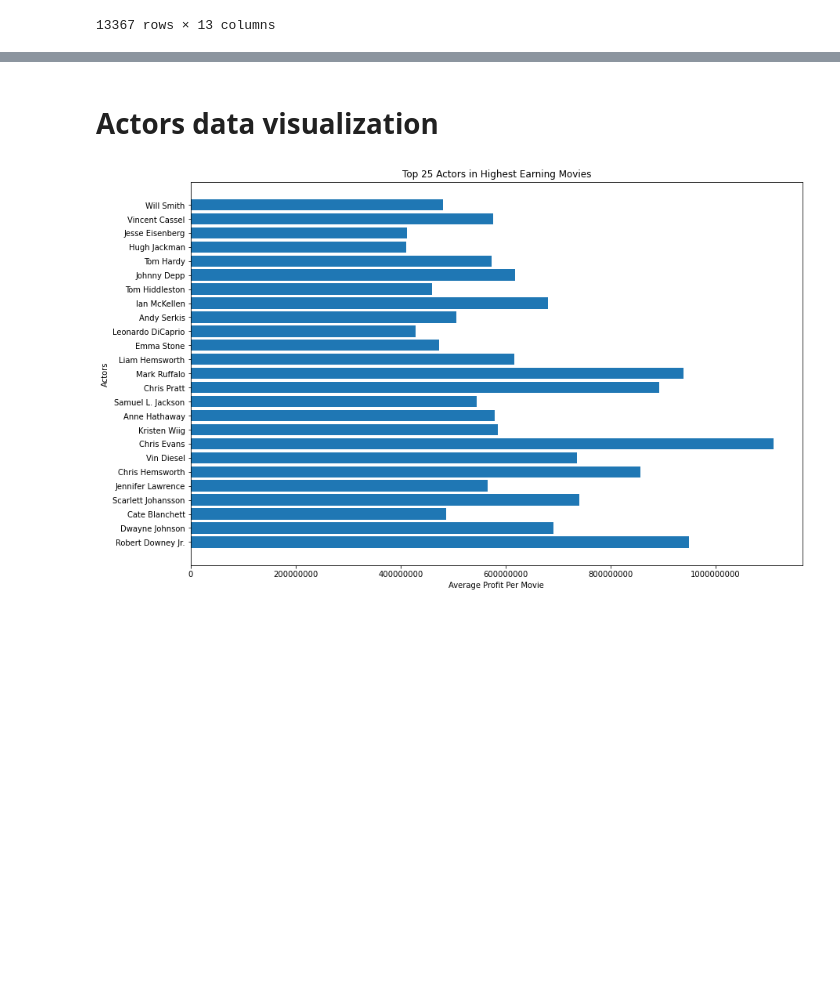
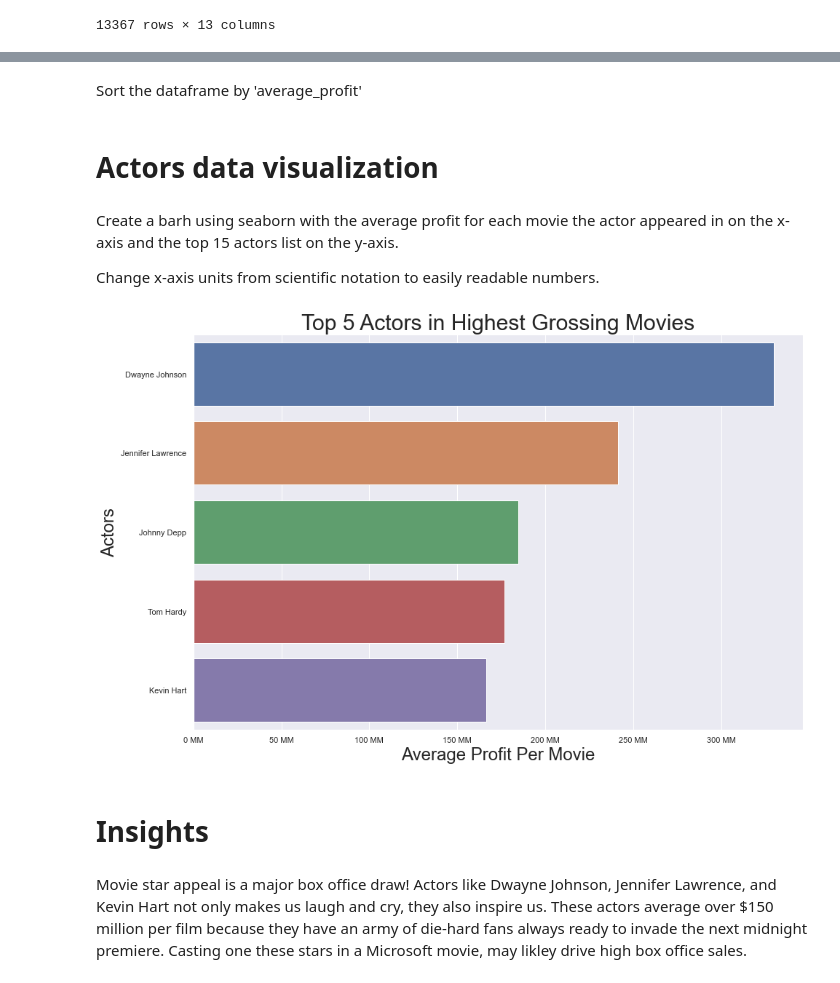
Before and after one commit to JordanMang/phase_1_id10t_team, a Jupyter notebook: working_jupyter_notebooks/am.ipynb, the cells around one changed output, grey strips where cells are left out. Saved outputs shown, nothing was run; the diff lists cells and outputs as text; code cells hidden in the pictures; blank space fills up the shorter version.

```diff
--- a/working_jupyter_notebooks/am.ipynb
+++ b/working_jupyter_notebooks/am.ipynb
@@ -337,0 +373,4 @@ top_25_actors
+# %%
+top_15_actors = list(top_15_actors.index)
+
+top_15_actors
@@ -348,18 +411,53 @@ rev_actor[0]
+# %%
+acting_df = pd.DataFrame(list(zip(top_15_actors, avg_actor)),
+               columns =['actor_name', 'average_profit'])
+# %% [markdown]
+Sort the dataframe by 'average_profit'
+# %%
+acting_df.sort_values(by='average_profit', inplace=True, ascending=False)
 # %% [markdown]
 # Actors data visualization
 # %%
-fig, ax = plt.subplots(figsize=(14,9))
+#fig, ax = plt.subplots(figsize=(14,9))
 
 
-x = rev_actor
-y = top_25_actors
+#x = rev_actor
+#y = top_25_actors
 
-ax.set_title("Top 25 Actors in Highest Earning Movies")
-ax.set_ylabel("Actors")
-ax.set_xlabel("Average Profit Per Movie")
+#ax.set_title("Top 25 Actors in Highest Earning Movies")
+#ax.set_ylabel("Actors")
+#ax.set_xlabel("Average Profit Per Movie")
 
-ax.ticklabel_format(axis='x', style='plain')
+#ax.ticklabel_format(axis='x', style='plain')
 
-ax.barh(width=x, y=y);
+#xlabels = ['{:,.0f}'.format(x) + ' MM' for x in ax.get_xticks()/1000000]
+#ax.set_xticklabels(xlabels)
+
+#ax.barh(width=x, y=y);
-# %% [output]
-[figure, removed]
+# %% [markdown]
+Create a barh using seaborn with the average profit for each movie the actor appeared in on the x-axis and the top 15 actors list on the y-axis.
+
+Change x-axis units from scientific notation to easily readable numbers.
+# %%
+sns.set(style="whitegrid")
+
+sns.color_palette("rocket")
+
+sns.set(rc = {'figure.figsize':(15,10)})
+
+g = sns.barplot(x='average_profit', y='actor_name', data=acting_df.head(5))
+
+plt.title('Top 5 Actors in Highest Grossing Movies', fontsize=30)
+plt.xlabel('Average Profit Per Movie', fontsize=24)
+plt.ylabel('Actors', fontsize=24)
+
+plt.ticklabel_format(axis='x', style='plain')
+
+xlabels = ['{:,.0f}'.format(x) + ' MM' for x in g.get_xticks()/1000000]
+g.set_xticklabels(xlabels);
+# %% [output]
+[figure, added]
+# %% [markdown]
+# Insights
+# %% [markdown]
+Movie star appeal is a major box office draw! Actors like Dwayne Johnson, Jennifer Lawrence, and Kevin Hart not only makes us laugh and cry, they also inspire us. These actors average over $150 million per film because they have an army of die-hard fans always ready to invade the next midnight premiere. Casting one these stars in a Microsoft movie, may likley drive high box office sales.
```
Also changed, not shown: parts of 43 cells of this notebook.
